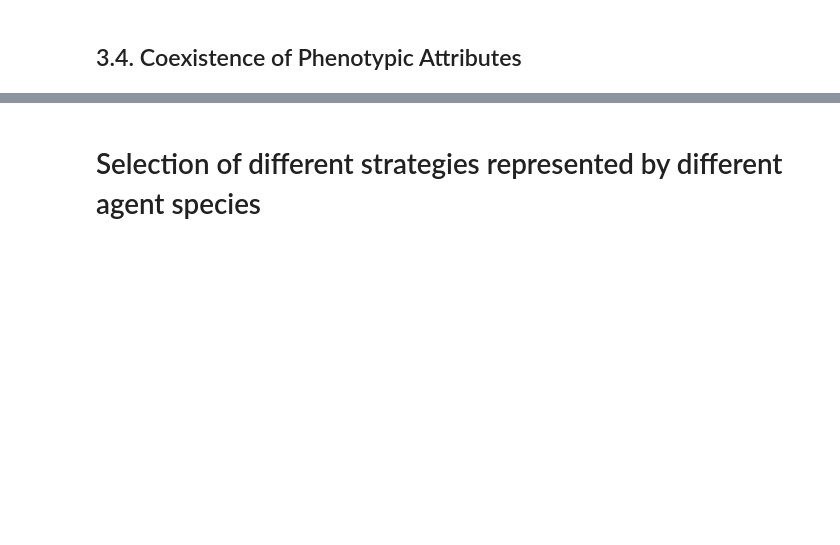
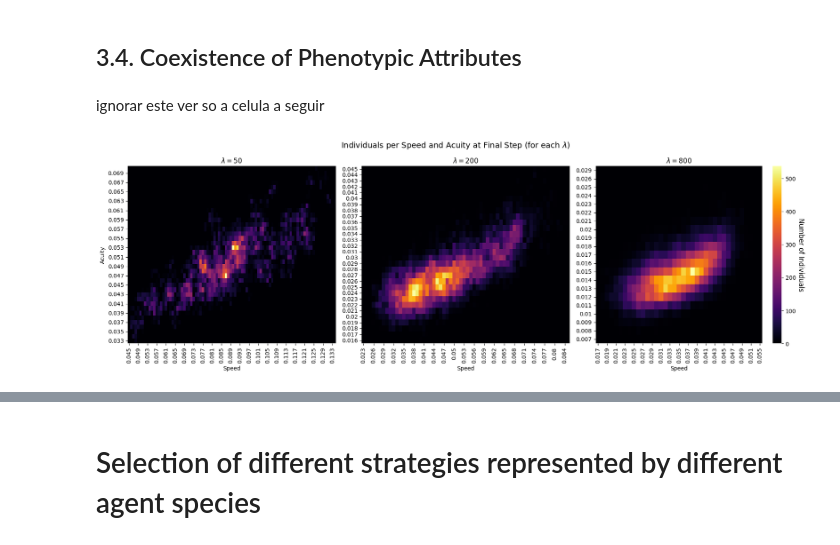
Before and after one commit to PrometheosFire/foraging-sim, a Jupyter notebook: evaluation/results.ipynb, the cells around one changed output, grey strips where cells are left out. Saved outputs shown, nothing was run; the diff lists cells and outputs as text; code cells hidden in the pictures; blank space fills up the shorter version.

Commit message:
3.4 results with 20 more simulations

```diff
--- a/evaluation/results.ipynb
+++ b/evaluation/results.ipynb
@@ -21,6 +21,7 @@ c_s = 160
 c_a = 4
 steps = 1000         # number of steps
 delta_t = 0.1        # time between steps
+data_folder = "./simulation_results/"
 
 # Colours for maximum values
 star_colors = {
@@ -30,7 +31,7 @@ star_colors = {
 }
 
 # Load agent-level data
-df = pd.read_csv("./simulation_results/3_1_energy.csv", delimiter=",")
+df = pd.read_csv(f"{data_folder}3_1_energy.csv", delimiter=",")
 df = df.apply(pd.to_numeric, errors="coerce")
 
 # epsilon = energy / time = energy / (steps * time between steps)
@@ -331,7 +332,7 @@ plt.show()
 ## 3.3. Selection Between Strategies with the Same Metabolic Cost
 # %%
 # Load the data
-df = pd.read_csv("./simulation_results/3_3_envParam3_cost7_simulations40.csv", delimiter=",")
+df = pd.read_csv(f"{data_folder}3_3_envParam3_cost7_simulations40.csv", delimiter=",")
 
 # Compute isocost values
 df["isocost_curve"] = c_s * df["speed"]**2 + c_a * df["acuity"]
@@ -436,0 +404,55 @@ plt.show()
+# %% [markdown]
+ignorar este ver so a celula a seguir
+# %%
+# List of your CSV files
+files_3_4 = f"{data_folder}3_4_envParam3_simulations"
+files = ["0-10", "10-20", "20-30", "30-40", "60-70", "70-80"]
+files = [f"{files_3_4}{file}.csv" for file in files]
+
+# Read and concatenate all CSVs
+df = pd.concat([pd.read_csv(file) for file in files], ignore_index=True)
+
+# Parameters
+lambdas = [50, 200, 800]
+fig, axes = plt.subplots(1, 3, figsize=(18, 6))
+
+for i, lam in enumerate(lambdas):
+    df_lam = df[df["Lamb"] == lam]
+
+    # Get only the rows corresponding to the last step of each simulation
+    max_steps = df_lam.groupby("Simulation")["step"].transform("max")
+    df_heatmap = df_lam[df_lam["step"] == max_steps].copy()
+
+    # Round for consistent binning
+    df_heatmap["speed"] = df_heatmap["speed"].round(3)
+    df_heatmap["acuity"] = df_heatmap["acuity"].round(3)
+
+    # Count individuals per (speed, acuity) pair
+    count_data = df_heatmap.groupby(["speed", "acuity"]).size().reset_index(name="count")
+
+    # Pivot to heatmap format
+    heatmap_data = count_data.pivot(index="acuity", columns="speed", values="count").fillna(0)
+
+    # Plot heatmap
+    ax = axes[i]
+    sns.heatmap(heatmap_data, cmap="inferno", ax=ax, cbar=(i == 2))
+
+    # Axis and title
+    ax.set_title(rf"$\lambda = {lam}$")
+    ax.set_xlabel("Speed")
+    if i == 0:
+        ax.set_ylabel("Acuity")
+    else:
+        ax.set_ylabel("")
+
+    ax.invert_yaxis()
+
+# Add single colorbar for the last heatmap
+cbar = axes[2].collections[0].colorbar
+cbar.set_label("Number of Individuals", rotation=-90, labelpad=15, fontsize=12)
+
+plt.suptitle(r"Individuals per Speed and Acuity at Final Step (for each $\lambda$)", fontsize=14)
+plt.tight_layout()
+plt.show()
+# %% [output]
+[figure, added]
```
Also changed, not shown: parts of 6 cells of this notebook.
